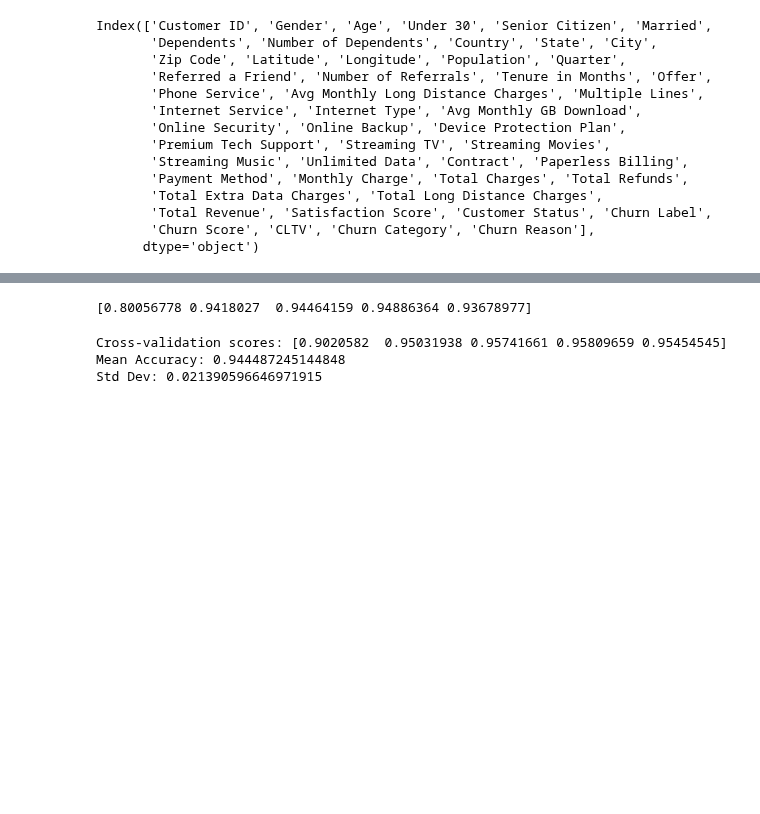
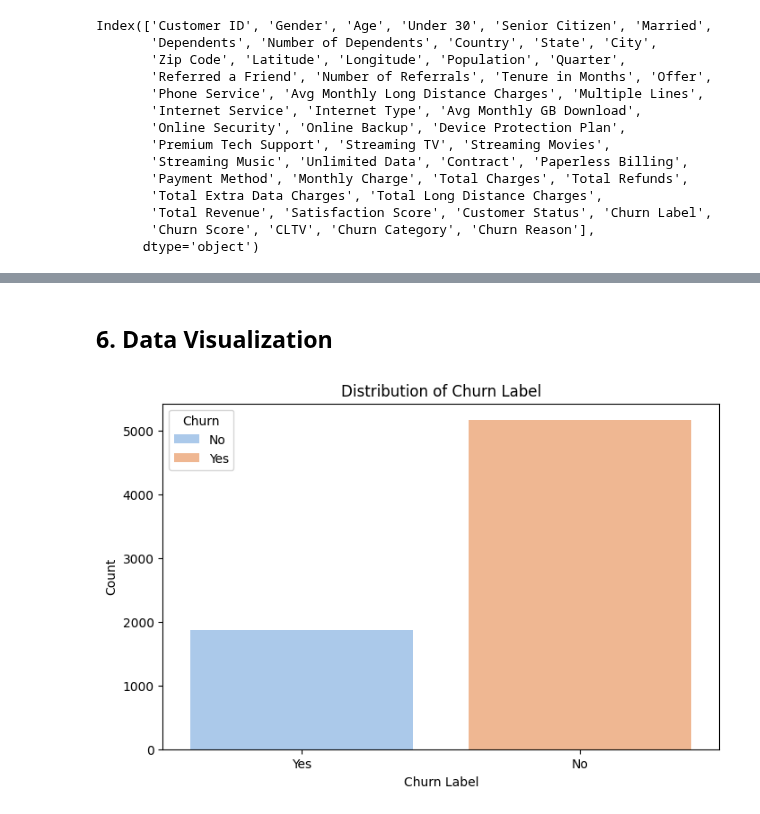
Before and after one commit to Akbarhusain12/churn-project, a Jupyter notebook: notebooks/01_eda.ipynb, the cells around one changed output, grey strips where cells are left out. Cells and saved outputs as stored; diff of their text form; code cells hidden in the pictures; blank space fills up the shorter version.

```diff
--- a/notebooks/01_eda.ipynb
+++ b/notebooks/01_eda.ipynb
@@ -241,4 +166,0 @@ Index(['City', 'Quarter', 'Offer', 'Internet Type', 'Payment Method',
-# %%
-od = OrdinalEncoder(categories=[['No Offer', 'Offer A', 'Offer B','Offer C','Offer D','Offer E']],)
-df['Offer'] = od.fit_transform(df[['Offer']])
-df['Offer'].unique()
@@ -247,2 +166,0 @@ array([0., 5., 4., 3., 2., 1.])
-# %%
-df = df.drop(columns=['Quarter'])
@@ -253,4 +166,0 @@ array(['DSL', 'Fiber Optic', 'Cable', 'No Internet Service'], dtype=object)
-# %%
-df = pd.get_dummies(df, columns=['Internet Type'], drop_first=False, dtype=int)
-# %%
-df = pd.get_dummies(df, columns=['Payment Method'], drop_first=False, dtype=int)
@@ -334,24 +166,0 @@ weighted avg       0.94      0.94      0.94      1409
-# %%
-scores = cross_val_score(d, X, y, cv=5, scoring='accuracy')
-print(scores)
-# %% [output]
-[0.80056778 0.9418027  0.94464159 0.94886364 0.93678977]
-# %%
-from sklearn.ensemble import RandomForestClassifier
-from sklearn.model_selection import cross_val_score
-import numpy as np
-
-X = df.drop(columns=["Churn Label","City"])
-y = df['Churn Label']
-
-rf = RandomForestClassifier(n_estimators=200, max_depth=None, random_state=42)
-
-scores = cross_val_score(rf, X, y, cv=5, scoring='accuracy')
-
-print("Cross-validation scores:", scores)
-print("Mean Accuracy:", np.mean(scores))
-print("Std Dev:", np.std(scores))
-# %% [output]
-Cross-validation scores: [0.9020582  0.95031938 0.95741661 0.95809659 0.95454545]
-Mean Accuracy: 0.944487245144848
-Std Dev: 0.021390596646971915
@@ -357,0 +175,12 @@ Std Dev: 0.021390596646971915
+# %% [markdown]
+## 6. Data Visualization
+# %%
+plt.figure(figsize=(8, 5))
+sns.countplot(data=df, x='Churn Label', palette='pastel')
+plt.title('Distribution of Churn Label')
+plt.xlabel('Churn Label')
+plt.ylabel('Count')
+plt.legend(title="Churn", labels=["No", "Yes"])
+plt.show()
+# %% [output]
+[figure, added]
```
Also changed, not shown: parts of 58 cells of this notebook.
